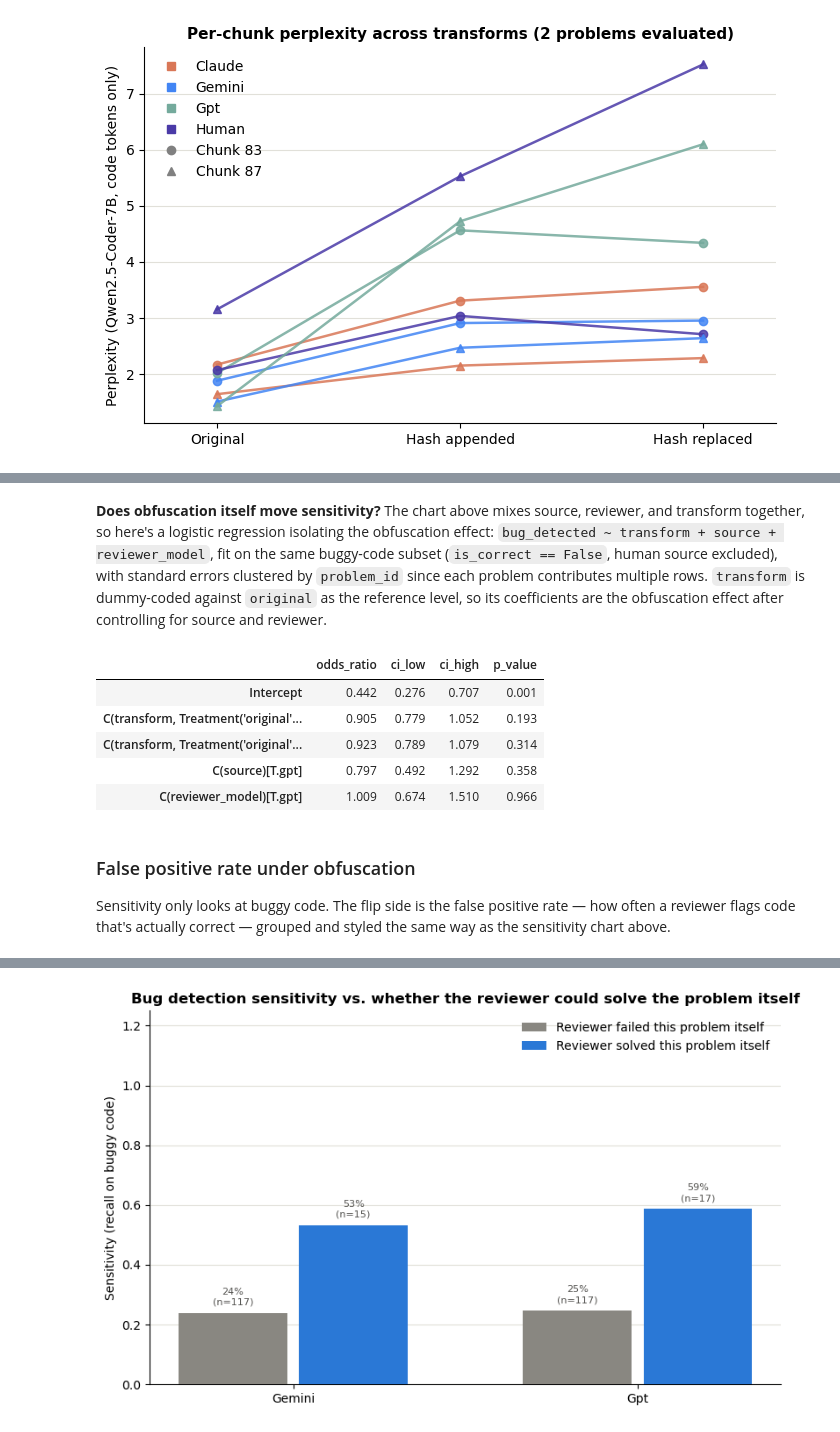
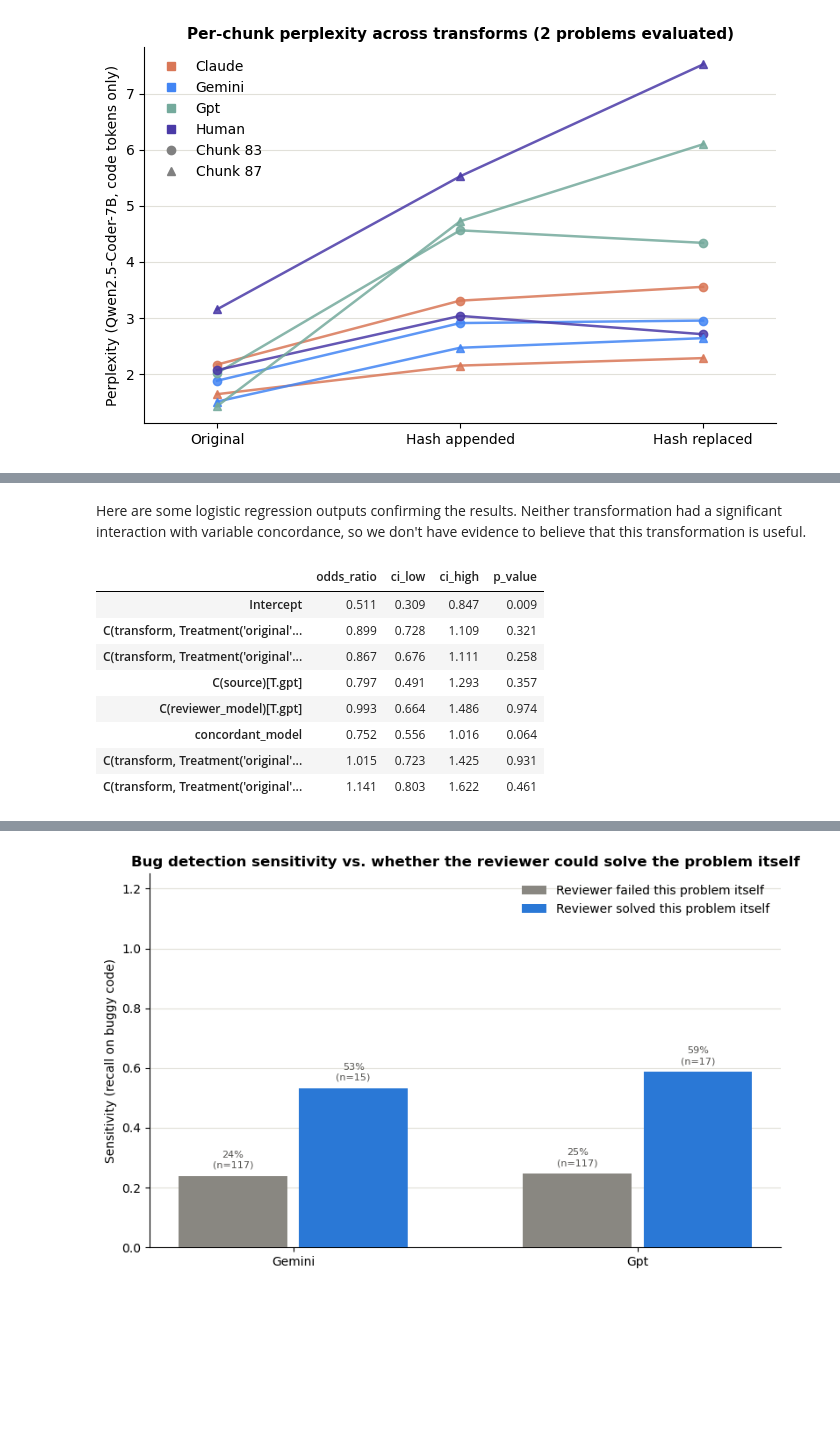
Before and after one commit to clementzach/blog_posts, a Jupyter notebook: variable_obfuscation_self_preference.ipynb, the cells around one changed output, grey strips where cells are left out. Saved outputs shown, nothing was run; the diff lists cells and outputs as text; code cells hidden in the pictures; blank space fills up the shorter version.

```diff
--- a/variable_obfuscation_self_preference.ipynb
+++ b/variable_obfuscation_self_preference.ipynb
@@ -343,41 +338,41 @@ sensitivity2
 # %% [markdown]
-**Does obfuscation itself move sensitivity?** The chart above mixes source, reviewer, and transform together, so here's a logistic regression isolating the obfuscation effect: `bug_detected ~ transform + source + reviewer_model`, fit on the same buggy-code subset (`is_correct == False`, human source excluded), with standard errors clustered by `problem_id` since each problem contributes multiple rows. `transform` is dummy-coded against `original` as the reference level, so its coefficients are the obfuscation effect after controlling for source and reviewer.
+Here are some logistic regression outputs confirming the results. Neither transformation had a significant interaction with variable concordance, so we don't have evidence to believe that this transformation is useful.
 # %%
 import statsmodels.formula.api as smf
 
 
 def fit_obfuscation_logit(df: pd.DataFrame, buggy: bool):
     valid = df[df["bug_detected"].notna()].copy()
     valid["bug_detected"] = valid["bug_detected"].astype(int)
     valid = valid[valid["source"].isin(SOURCE_ORDER)]
     valid = valid[~valid["is_correct"] if buggy else valid["is_correct"]]
+    valid['concordant_model'] = (valid['source'] == valid['reviewer_model']).astype(int)
     return smf.logit(
-        "bug_detected ~ C(transform, Treatment('original')) + C(source) + C(reviewer_model)",
+        "bug_detected ~ C(transform, Treatment('original'))*concordant_model + C(source) + C(reviewer_model)",
         data=valid,
     ).fit(cov_type="cluster", cov_kwds={"groups": valid["problem_id"]}, disp=False)
 
 
 def odds_ratio_table(model) -> pd.DataFrame:
     conf = model.conf_int()
     conf.columns = ["ci_low", "ci_high"]
     return pd.DataFrame({
         "odds_ratio": np.exp(model.params),
         "ci_low": np.exp(conf["ci_low"]),
         "ci_high": np.exp(conf["ci_high"]),
         "p_value": model.pvalues,
     }).round(3)
 
 
 sensitivity_model = fit_obfuscation_logit(phase2, buggy=True)
 odds_ratio_table(sensitivity_model)
 # %% [output]
 |  | odds_ratio | ci_low | ci_high | p_value |
-| Intercept | 0.442 | 0.276 | 0.707 | 0.001 |
-| C(transform, Treatment('original'... | 0.905 | 0.779 | 1.052 | 0.193 |
-| C(transform, Treatment('original'... | 0.923 | 0.789 | 1.079 | 0.314 |
-| C(source)[T.gpt] | 0.797 | 0.492 | 1.292 | 0.358 |
-| C(reviewer_model)[T.gpt] | 1.009 | 0.674 | 1.510 | 0.966 |
+| Intercept | 0.511 | 0.309 | 0.847 | 0.009 |
+| C(transform, Treatment('original'... | 0.899 | 0.728 | 1.109 | 0.321 |
+| C(transform, Treatment('original'... | 0.867 | 0.676 | 1.111 | 0.258 |
+| C(source)[T.gpt] | 0.797 | 0.491 | 1.293 | 0.357 |
+| C(reviewer_model)[T.gpt] | 0.993 | 0.664 | 1.486 | 0.974 |
+| concordant_model | 0.752 | 0.556 | 1.016 | 0.064 |
+| C(transform, Treatment('original'... | 1.015 | 0.723 | 1.425 | 0.931 |
+| C(transform, Treatment('original'... | 1.141 | 0.803 | 1.622 | 0.461 |
-# %% [markdown]
-### False positive rate under obfuscation
-
-Sensitivity only looks at buggy code. The flip side is the false positive rate — how often a reviewer flags code that's actually correct — grouped and styled the same way as the sensitivity chart above.
```
Also changed, not shown: parts of 27 cells of this notebook.
